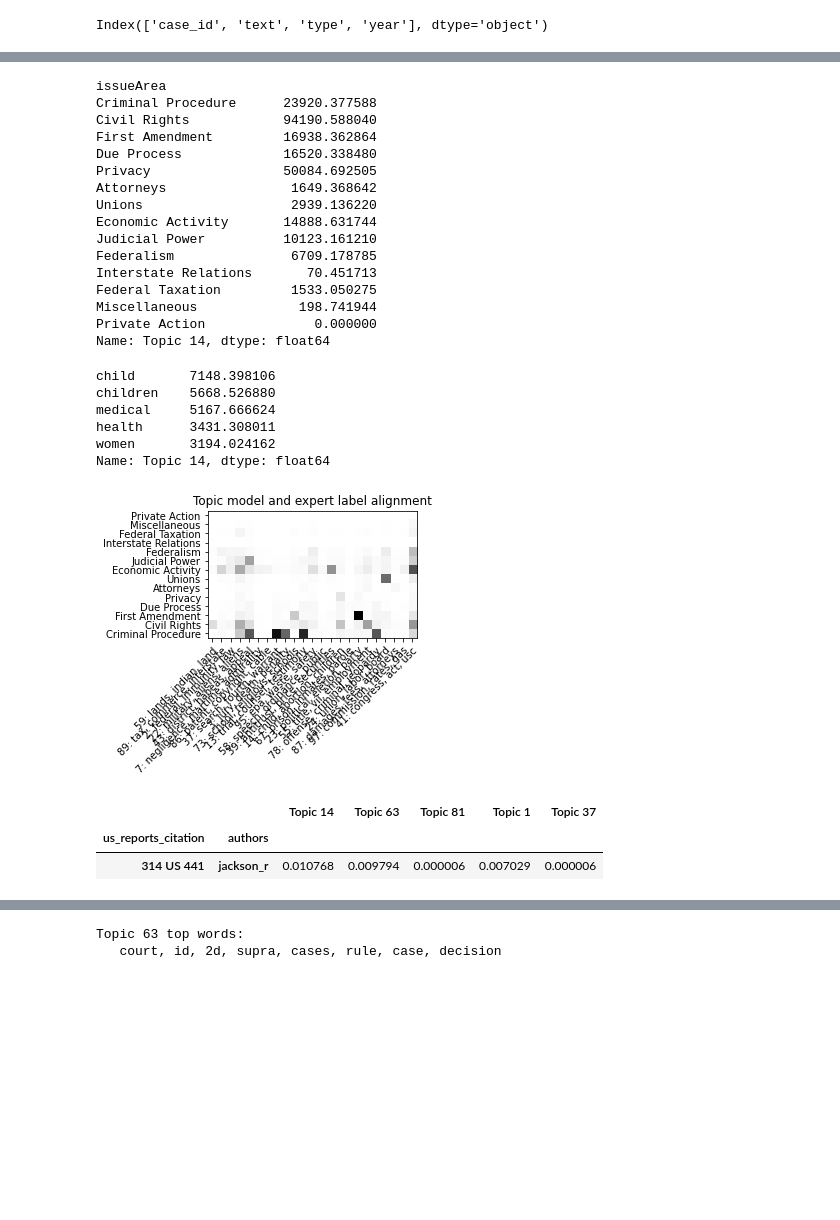
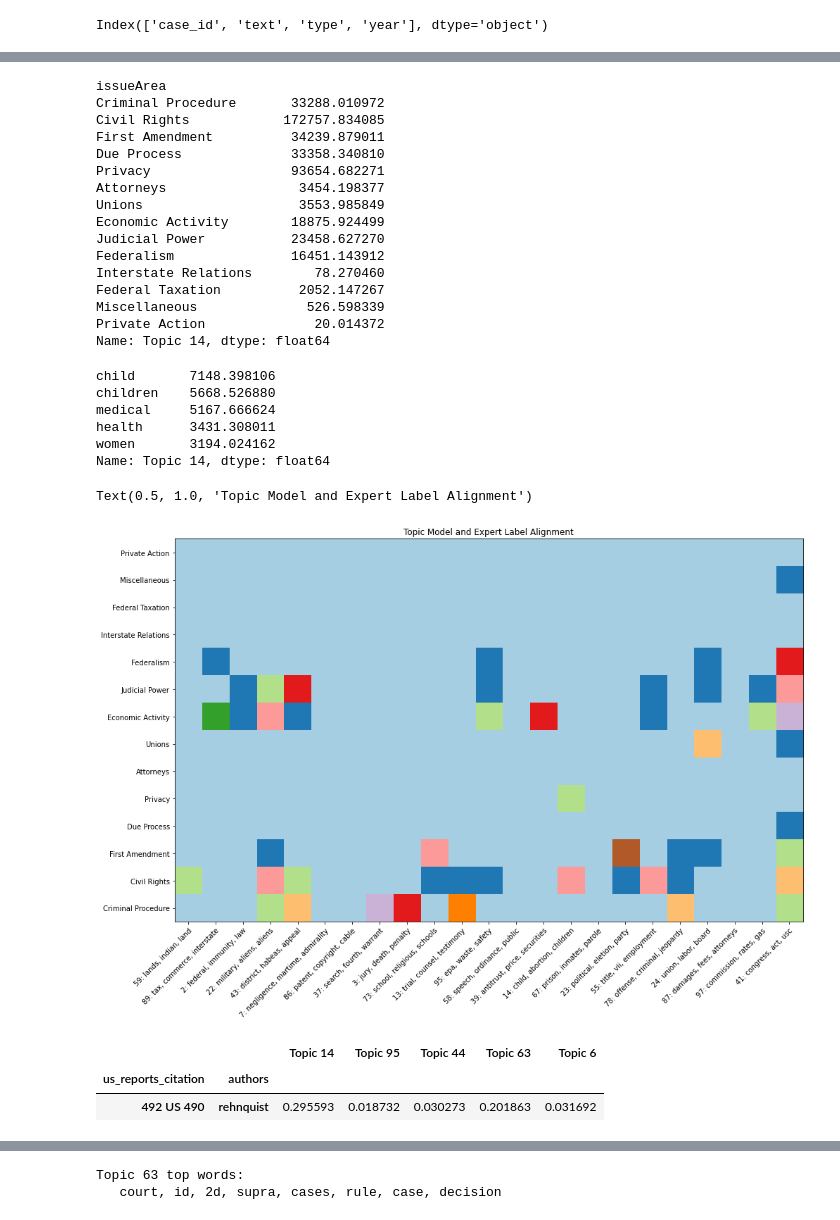
Before and after one commit to kspicer80/roe_v_wade_topic_modeling, a Jupyter notebook: exploratory_notebooks/roe_v_wade_topic_modeling.ipynb, the cells around one changed output, grey strips where cells are left out. Cells and saved outputs as stored; diff of their text form; code cells hidden in the pictures; blank space fills up the shorter version.

Commit message:
many changes to plots and other things

```diff
--- a/exploratory_notebooks/roe_v_wade_topic_modeling.ipynb
+++ b/exploratory_notebooks/roe_v_wade_topic_modeling.ipynb
@@ -4,7 +4,7 @@ import gzip
 import pandas as pd
 import numpy as np
 # %%
-with gzip.open('datasets/09-topic-models/data/supreme-court-opinions-by-author.jsonl.gz', 'rt') as fh:
+with gzip.open('../datasets/supreme-court-opinions-by-author.jsonl.gz', 'rt') as fh:
     df = pd.read_json(fh, lines=True).set_index(['us_reports_citation', 'authors'])
 df.loc['410 US 113']
 # %% [output]
@@ -127,5 +127,5 @@ ax.set(xlabel='Rank of mixing weight', ylabel='Probability', xlim=(0,25))
 # %%
-scdb = pd.read_csv('datasets/09-topic-models/data/SCDB_2016_01_caseCentered_Citation.csv.zip', dtype={'issueArea': float}, encoding='latin1', index_col='caseId')
+scdb = pd.read_csv('../datasets/scdb_2021_case_based.csv', dtype={'issueArea': float}, encoding='latin1', index_col='caseId')
 df_after_1945 = df.loc[df.case_id.isin(scdb.index)]
 df_after_1945.columns
 # %% [output]
@@ -168,20 +168,20 @@ df_after_1945 = df_after_1945.join(document_topic_word_counts)
 df_after_1945.groupby('issueArea')['Topic 14'].sum()
 # %% [output]
 issueArea
-Criminal Procedure      23920.377588
-Civil Rights            94190.588040
-First Amendment         16938.362864
-Due Process             16520.338480
-Privacy                 50084.692505
-Attorneys                1649.368642
-Unions                   2939.136220
-Economic Activity       14888.631744
-Judicial Power          10123.161210
-Federalism               6709.178785
-Interstate Relations       70.451713
-Federal Taxation         1533.050275
-Miscellaneous             198.741944
-Private Action              0.000000
+Criminal Procedure       33288.010972
+Civil Rights            172757.834085
+First Amendment          34239.879011
+Due Process              33358.340810
+Privacy                  93654.682271
+Attorneys                 3454.198377
+Unions                    3553.985849
+Economic Activity        18875.924499
+Judicial Power           23458.627270
+Federalism               16451.143912
+Interstate Relations        78.270460
+Federal Taxation          2052.147267
+Miscellaneous              526.598339
+Private Action              20.014372
 Name: Topic 14, dtype: float64
 # %%
 topic_word_distributions.loc['Topic 14'].sort_values(ascending=False).head()
@@ -228,16 +228,16 @@ df_plot = df_plot.rename(
 # %%
 import matplotlib.pyplot as plt
 import numpy as np
 fig, ax = plt.subplots()
-im = ax.imshow(np.flipud(df_plot.values), cmap='Greys')
+im = ax.imshow(np.flipud(df_plot.values), cmap='Paired')
 ax.set_xticks(np.arange(len(df_plot.columns)))
 ax.set_yticks(np.arange(len(df_plot.index)))
 ax.set_xticklabels(df_plot.columns)
 ax.set_yticklabels(reversed(df_plot.index))
 plt.setp(
     ax.get_xticklabels(), rotation=45, ha='right', rotation_mode='anchor')
-ax.set_title('Topic model and expert label alignment')
-fig.tight_layout()
+ax.set_title('Topic Model and Expert Label Alignment')
 # %% [output]
+Text(0.5, 1.0, 'Topic Model and Expert Label Alignment')
-[figure, old version]
+[figure, new version]
 # %%
@@ -249,11 +249,11 @@ viability_top_topics_top_words.name = 'topic_top_words'
 #viability_top_topics.to_frame().join(viability_top_topics_top_words)
 # %%
-opinion_of_interest = ('314 US 441', 'jackson_r')
-document_topic_distributions.loc[opinion_of_interest, viability_top_topics.index]
+opinion_of_interest = ('492 US 490', 'rehnquist')
+document_topic_distributions.loc[opinion_of_interest, viable_top_topics.index]
 # %% [output]
-|  |  | Topic 14 | Topic 63 | Topic 81 | Topic 1 | Topic 37 |
+|  |  | Topic 14 | Topic 95 | Topic 44 | Topic 63 | Topic 6 |
 | us_reports_citation | authors |  |  |  |  |  |
-| 314 US 441 | jackson_r | 0.010768 | 0.009794 | 0.000006 | 0.007029 | 0.000006 |
+| 492 US 490 | rehnquist | 0.295593 | 0.018732 | 0.030273 | 0.201863 | 0.031692 |
 # %%
 print(df.loc[opinion_of_interest, 'text'].values[0][1000:2000])
 # %% [output]
```
Also changed, not shown: parts of 12 cells of this notebook, 9 other files.
